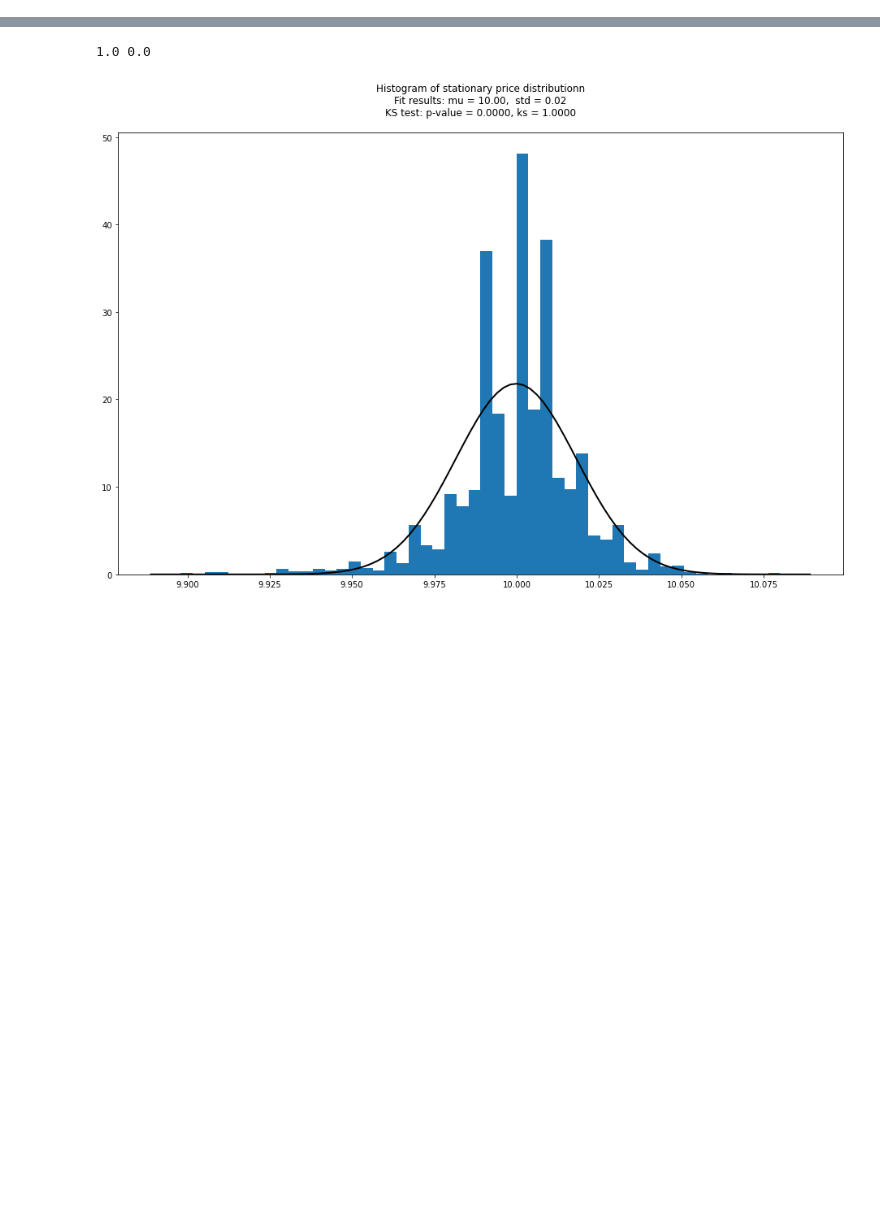
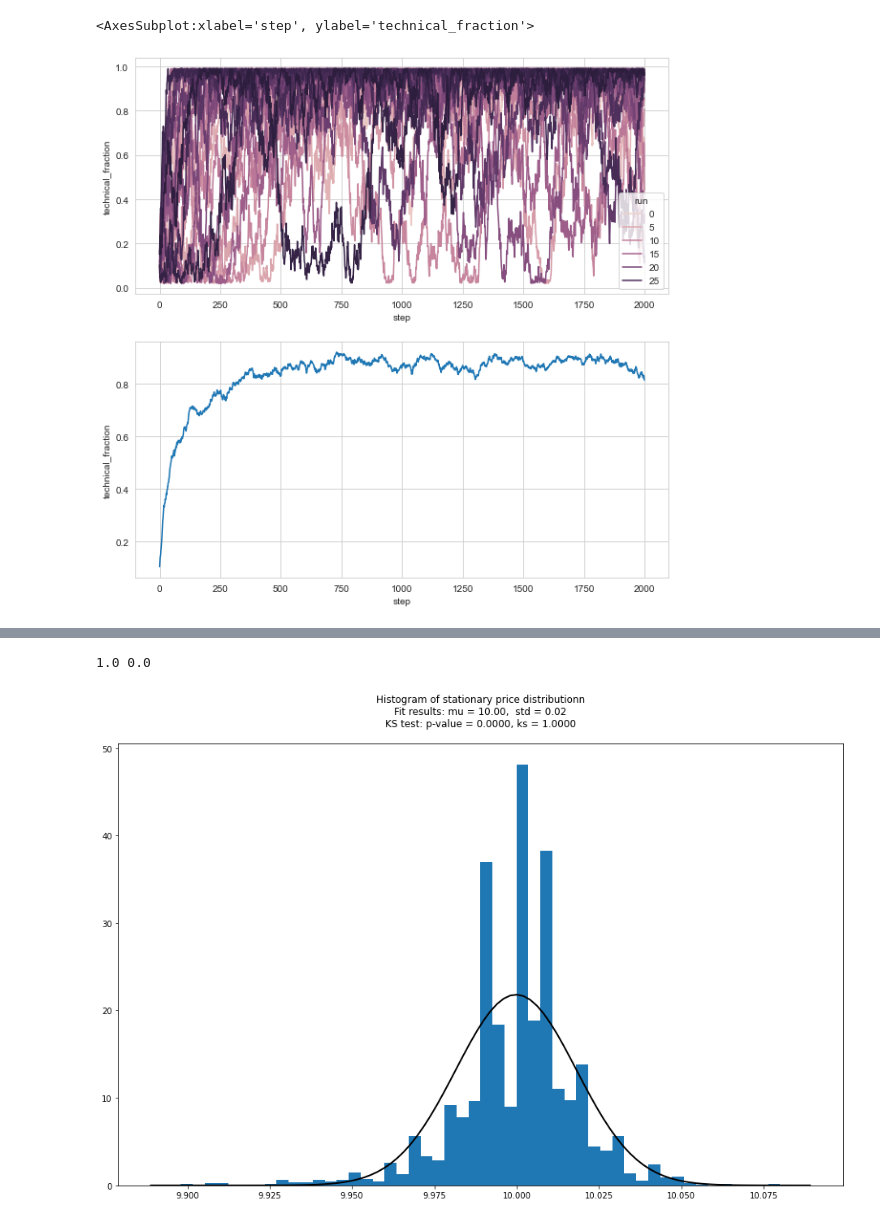
Before and after one commit to ggraziano98/MAS, a Jupyter notebook: analisi dati.ipynb, the cells around one changed output, grey strips where cells are left out. Cells and saved outputs as stored; diff of their text form; code cells hidden in the pictures; blank space fills up the shorter version.

```diff
--- a/analisi dati.ipynb
+++ b/analisi dati.ipynb
@@ -28,0 +10,7 @@ for i, model_df in enumerate(df_list[:5]):
+# %%
+sns.set_style('whitegrid')
+# %%
+RESULT_DIR = "./results/good/run_0"
+# %%
+df = pd.read_csv(RESULT_DIR + '/model_vars.csv').set_index(['run', 'step'])
+df.head()
@@ -28,0 +25,10 @@ for i, model_df in enumerate(df_list[:5]):
+# %%
+moving_df = df.groupby('run').transform(lambda x: x.rolling(25, 1).mean())
+average_df = df.groupby('step').mean()
+# %%
+fig, axs = plt.subplots(2,1, figsize=(10,10))
+sns.lineplot(data=df, y='technical_fraction', x='step', hue='run', ax=axs[0])
+sns.lineplot(data=average_df, y='technical_fraction', x='step', ax=axs[1])
+# %% [output]
+<AxesSubplot:xlabel='step', ylabel='technical_fraction'>
+[figure, added]
```
Also changed, not shown: parts of 6 cells of this notebook, 7 other files.
